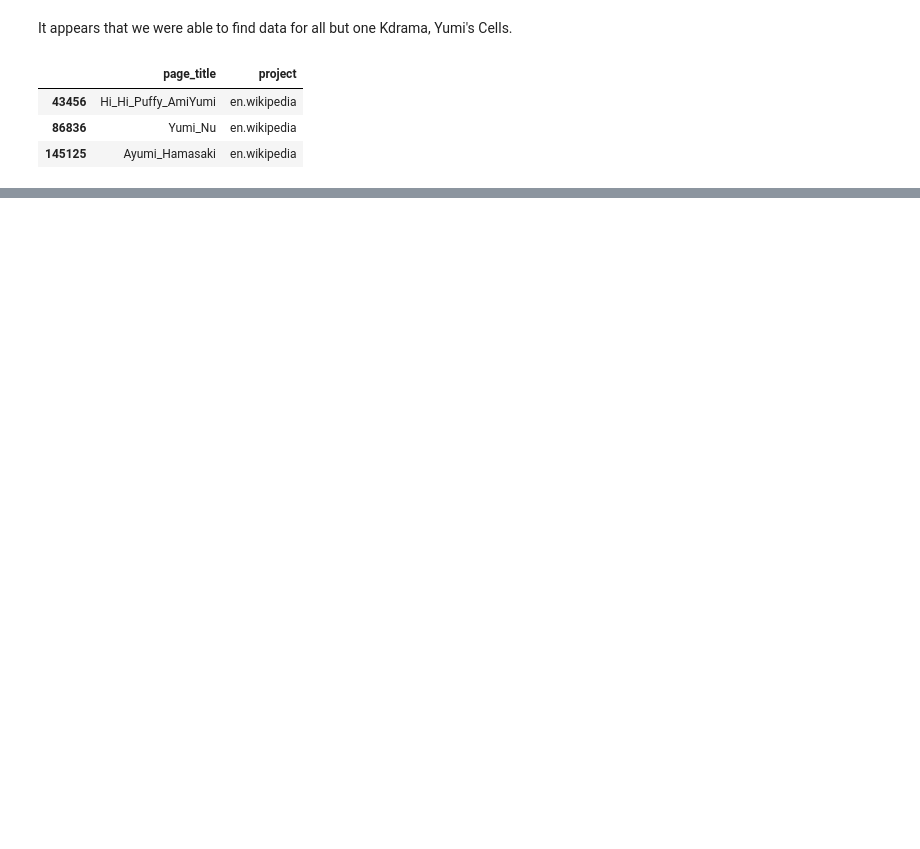
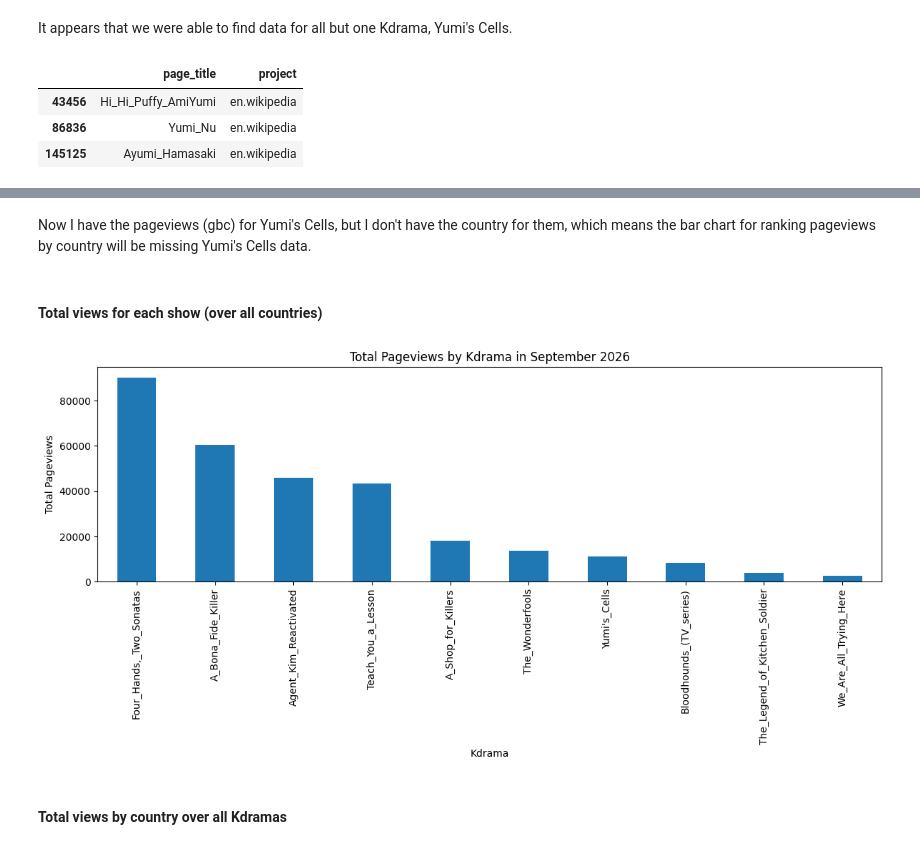
Before and after one commit to kellyc721/cs315-week5-wed, a Jupyter notebook: week5-wed-notebook.ipynb, the cells around one changed output, grey strips where cells are left out. Drawn from its saved outputs; the diff is of its cells as text; code cells hidden in the pictures; blank space fills up the shorter version.

```diff
--- a/week5-wed-notebook.ipynb
+++ b/week5-wed-notebook.ipynb
@@ -508,0 +500,5 @@ For some reason, it appaers that *Yumi's Cells* seems to not be included in the
+# %%
+yumi_df = pd.DataFrame(yumi_data)
+yumi_df.index.name = "date"
+
+yumi_df.head()
@@ -508,0 +512,16 @@ For some reason, it appaers that *Yumi's Cells* seems to not be included in the
+# %%
+yumi_df.index.name = "page_title"
+
+#convert dates from cols into rows
+yumi_long = (
+    yumi_df
+    .reset_index()
+    .melt(
+        id_vars="page_title",
+        var_name="date",
+        value_name="gbc"
+    )
+)
+yumi_long["date"] = pd.to_datetime(yumi_long["date"]).dt.strftime("%Y-%m-%d") #convert to date format using regex
+
+display(yumi_long.head())
@@ -508,0 +537,7 @@ For some reason, it appaers that *Yumi's Cells* seems to not be included in the
+# %%
+sept_kdrama_views = pd.concat(
+    [sept_kdrama_views, yumi_long],
+    ignore_index=True
+)
+
+sept_kdrama_views
@@ -508,0 +558,2 @@ For some reason, it appaers that *Yumi's Cells* seems to not be included in the
+# %% [markdown]
+Now I have the pageviews (gbc) for Yumi's Cells, but I don't have the country for them, which means the bar chart for ranking pageviews by country will be missing Yumi's Cells data.
@@ -508,0 +566,2 @@ For some reason, it appaers that *Yumi's Cells* seems to not be included in the
+# %% [markdown]
+#### Total views for each show (over all countries)
@@ -508,0 +570,19 @@ For some reason, it appaers that *Yumi's Cells* seems to not be included in the
+# %%
+show_totals = (
+    sept_kdrama_views
+    .groupby("page_title")["gbc"]
+    .sum()
+    .sort_values(ascending=False)
+)
+# %%
+show_totals.plot(kind="bar", figsize=(12, 6))
+
+plt.title("Total Pageviews by Kdrama in September 2026")
+plt.xlabel("Kdrama")
+plt.ylabel("Total Pageviews")
+plt.tight_layout()
+plt.show()
+# %% [output]
+[figure, added]
+# %% [markdown]
+#### Total views by country over all Kdramas
```
Also changed, not shown: parts of 18 cells of this notebook, 1 other file.
